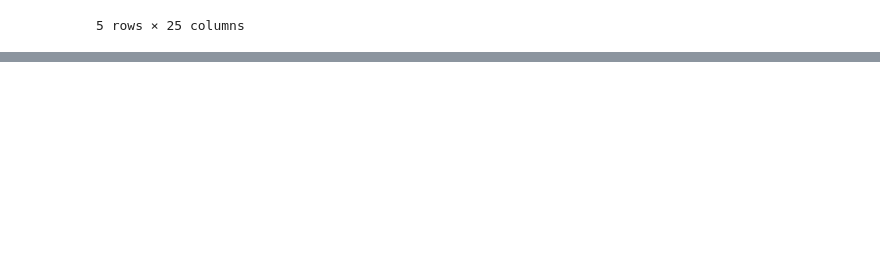
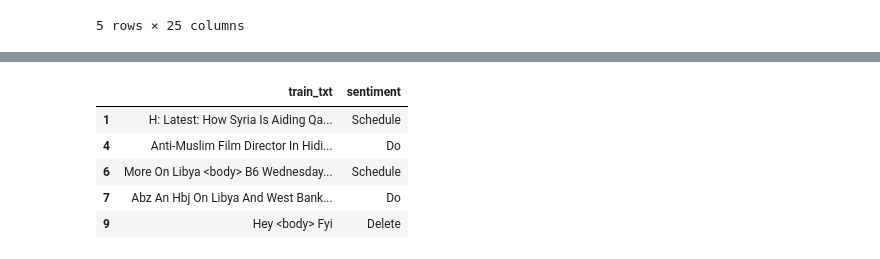
Before and after one commit to anagri/SuperTransformer, a Jupyter notebook: Export CSV for Fine Tuning.ipynb, the cells around one changed output, grey strips where cells are left out. Cells and saved outputs as stored; diff of their text form; code cells hidden in the pictures; blank space fills up the shorter version.

```diff
--- a/Export CSV for Fine Tuning.ipynb
+++ b/Export CSV for Fine Tuning.ipynb
@@ -62,6 +69,15 @@ df_annot_rows['train_txt'] = df_annot_rows['train_txt'].str.replace("\n", " <br/
 # %%
 # select columns to export
 df_export = df_annot_rows[['train_txt', 'sentiment']].copy()
+# %%
+df_export.head()
+# %% [output]
+|  | train_txt | sentiment |
+| 1 | H: Latest: How Syria Is Aiding Qa... | Schedule |
+| 4 | Anti-Muslim Film Director In Hidi... | Do |
+| 6 | More On Libya <body> B6 Wednesday... | Schedule |
+| 7 | Abz An Hbj On Libya And West Bank... | Do |
+| 9 | Hey <body> Fyi | Delete |
 # %%
 df_export['sentiment'].unique()
 # %% [output]
```
Also changed, not shown: parts of 16 cells of this notebook, 1 other file.
